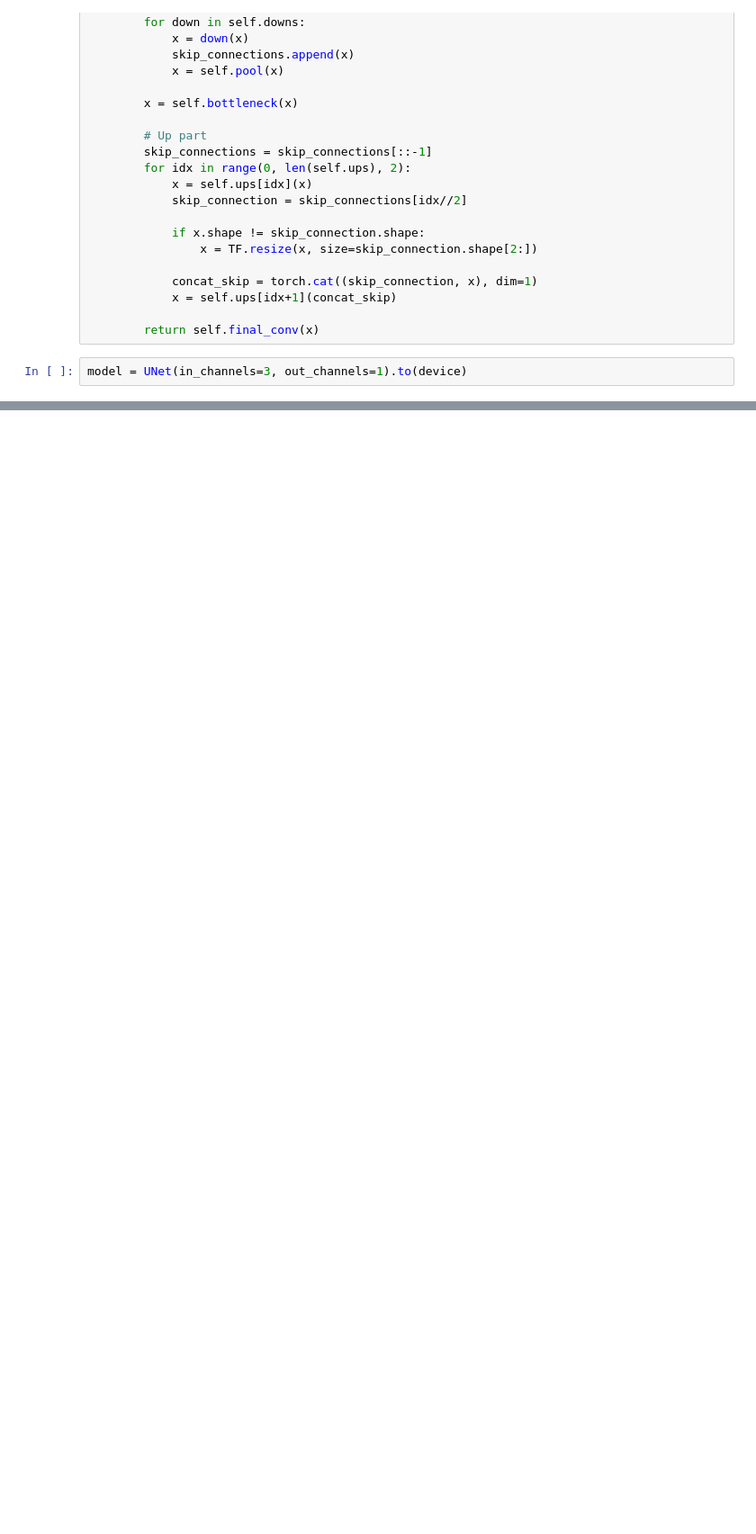
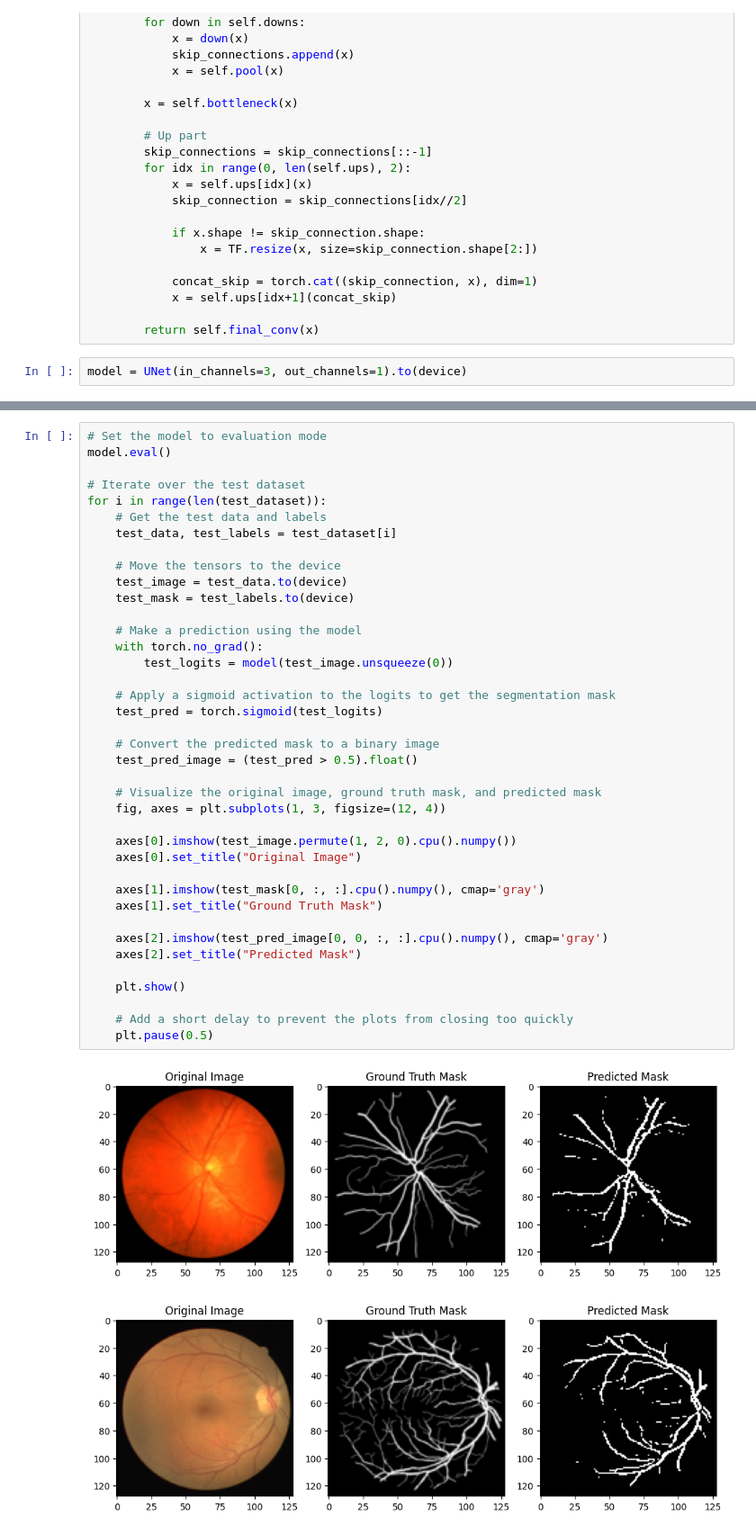
Before and after one commit to asphytheghoul/MetaSegmentationFewShot, a Jupyter notebook: MAML.ipynb, the cells around one changed output, grey strips where cells are left out. Shown at 90% size. Cells and saved outputs as stored; diff of their text form; blank space fills up the shorter version.

```diff
--- a/MAML.ipynb
+++ b/MAML.ipynb
@@ -896,0 +946,42 @@ TypeError: tuple indices must be integers or slices, not str
+# %%
+# Set the model to evaluation mode
+model.eval()
+
+# Iterate over the test dataset
+for i in range(len(test_dataset)):
+    # Get the test data and labels
+    test_data, test_labels = test_dataset[i]
+
+    # Move the tensors to the device
+    test_image = test_data.to(device)
+    test_mask = test_labels.to(device)
+
+    # Make a prediction using the model
+    with torch.no_grad():
+        test_logits = model(test_image.unsqueeze(0))
+
+    # Apply a sigmoid activation to the logits to get the segmentation mask
+    test_pred = torch.sigmoid(test_logits)
+
+    # Convert the predicted mask to a binary image
+    test_pred_image = (test_pred > 0.5).float()
+
+    # Visualize the original image, ground truth mask, and predicted mask
+    fig, axes = plt.subplots(1, 3, figsize=(12, 4))
+
+    axes[0].imshow(test_image.permute(1, 2, 0).cpu().numpy())
+    axes[0].set_title("Original Image")
+
+    axes[1].imshow(test_mask[0, :, :].cpu().numpy(), cmap='gray')
+    axes[1].set_title("Ground Truth Mask")
+
+    axes[2].imshow(test_pred_image[0, 0, :, :].cpu().numpy(), cmap='gray')
+    axes[2].set_title("Predicted Mask")
+
+    plt.show()
+
+    # Add a short delay to prevent the plots from closing too quickly
+    plt.pause(0.5)
+# %% [output]
+[figure, added]
+[figure, added]
```
Also changed, not shown: parts of 12 cells of this notebook.
